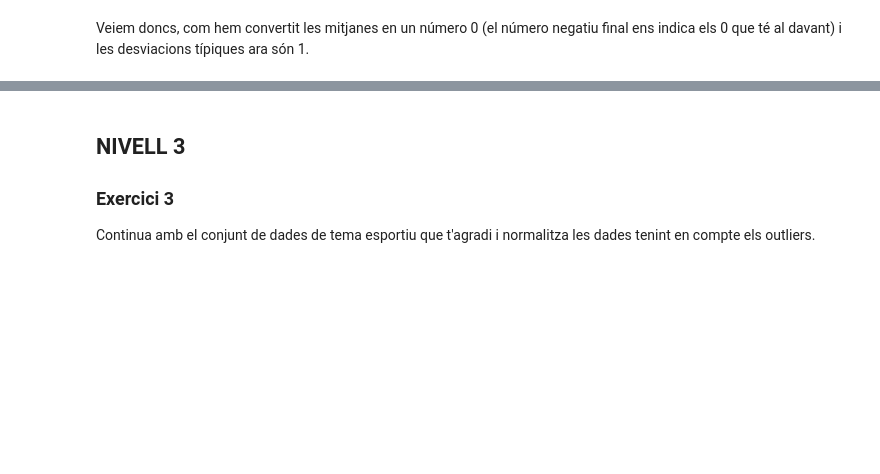
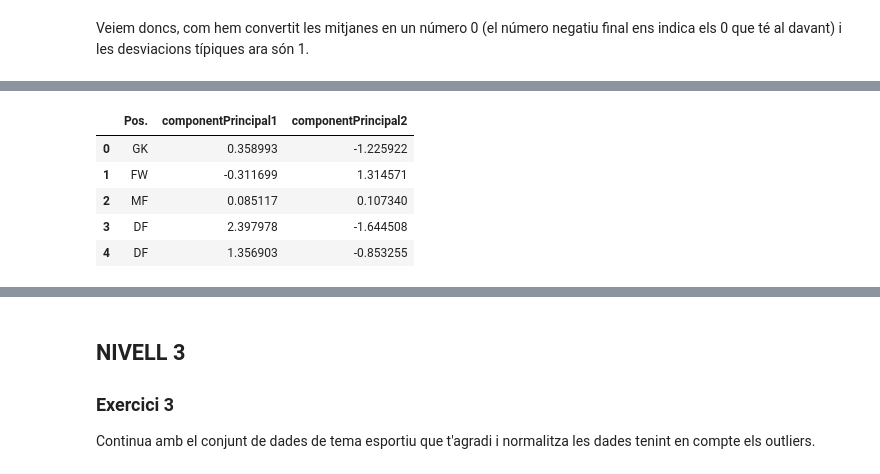
Before and after one commit to anmaba/Feature-engineering, a Jupyter notebook: Sprint 8 T01.ipynb, the cells around one changed output, grey strips where cells are left out. Saved outputs shown, nothing was run; the diff lists cells and outputs as text; code cells hidden in the pictures; blank space fills up the shorter version.

```diff
--- a/Sprint 8 T01.ipynb
+++ b/Sprint 8 T01.ipynb
@@ -325,0 +346,13 @@ Continua amb el conjunt de dades de tema esportiu que t'agradi i aplica l'anàli
+# %%
+# Concatenem el dataset 2D amb l'atribut categòric "Pos." (posició on juguen) en un dataset final, aquest dataset final és el que farem servir per fer gràfics
+
+womenFinal =pd.concat([women[["Pos."]] , dosDdataset], axis=1)
+
+womenFinal.head()
+# %% [output]
+|  | Pos. | componentPrincipal1 | componentPrincipal2 |
+| 0 | GK | 0.358993 | -1.225922 |
+| 1 | FW | -0.311699 | 1.314571 |
+| 2 | MF | 0.085117 | 0.107340 |
+| 3 | DF | 2.397978 | -1.644508 |
+| 4 | DF | 1.356903 | -0.853255 |
```
Also changed, not shown: parts of 12 cells of this notebook, 1 other file.
